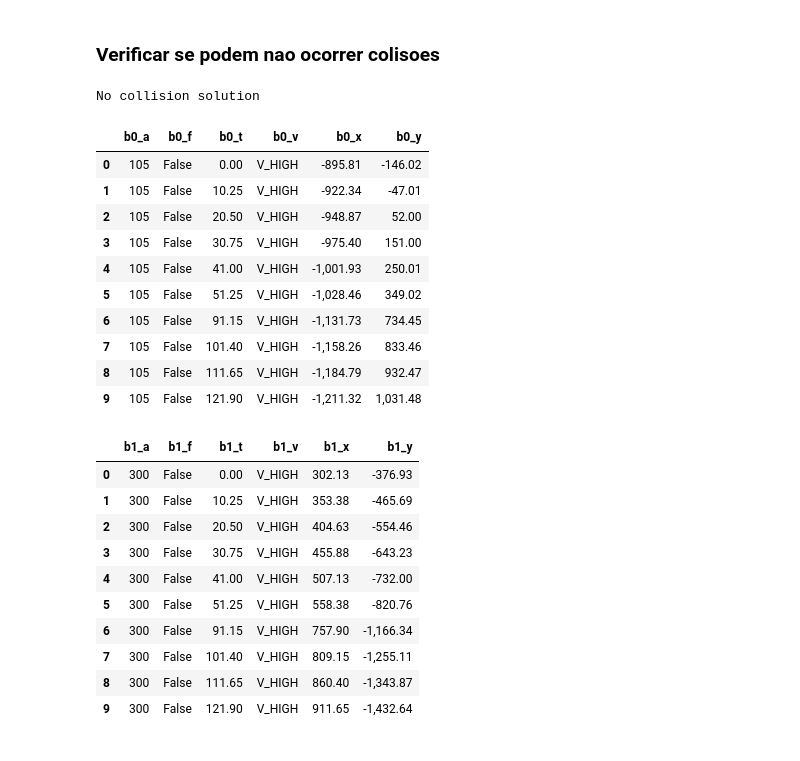
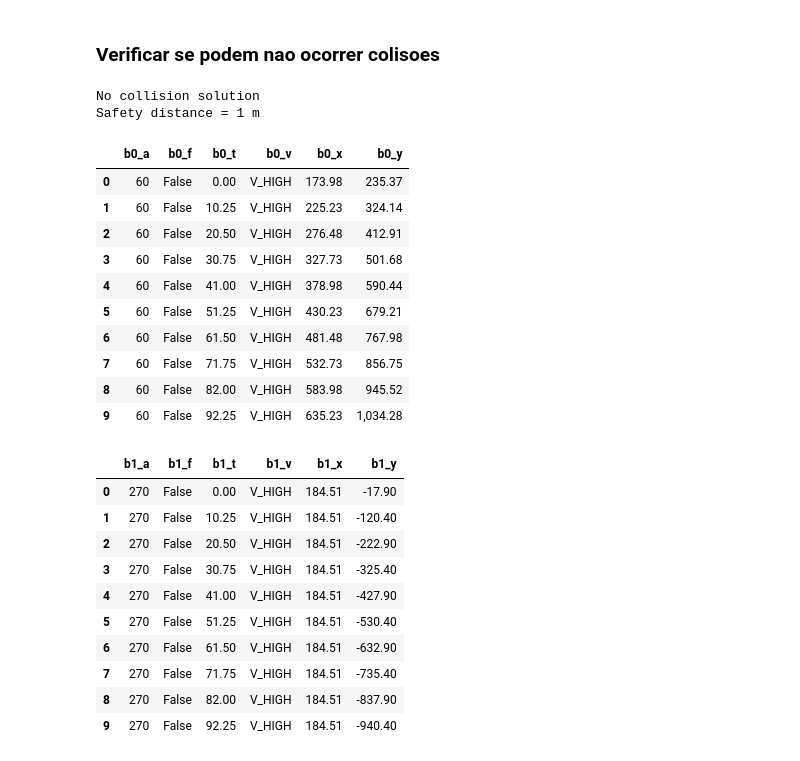
Before and after one commit to GilbertoCunha/Computational-Logic, a Jupyter notebook: Trabalho3/Boats.ipynb, the cells around one changed output. Saved outputs shown, nothing was run; the diff lists cells and outputs as text; code cells hidden in the pictures.

```diff
--- a/Trabalho3/Boats.ipynb
+++ b/Trabalho3/Boats.ipynb
@@ -37,6 +37,11 @@ vel_to_mode = lambda v: M_LOW if (v == V_LOW) else M_HIGH
 mode_to_vel = lambda m: V_LOW if (m == M_LOW) else V_HIGH
 # %%
 def model_to_dfs(m):
+    """
+    Esta função transforma um modelo z3 numa lista de DataFrames pandas.
+    Cada elemento desta lista é um DataFrame de um barco.
+    """
+
     m_ = {str(elem): m[elem] for elem in m}
     sortedkeys = sorted(m_, key=str.lower)
 
@@ -309,8 +364,11 @@ def gen_trace(declare, init, trans, k, fixed_step=False, fixed_dist=None):
         m = solver.model()
 
         for elem in m:
-            if str(elem) == "b0_d":
-                print(f"Safety distance = {m[elem]}\n")
+            if str(elem) == "d0":
+                print(f"Safety distance = {m[elem]} m\n")
+
+        if fixed_dist != None:
+            print(f"Safety distance = {fixed_dist} m\n")
 
         r = model_to_dfs(m)
         display_side_by_side(*r)
@@ -319,5 +377,5 @@ def gen_trace(declare, init, trans, k, fixed_step=False, fixed_dist=None):
 
     return r
 
-m = gen_trace(declare, init, trans, 10, True, SAFE_DIST)
+m = gen_trace(declare, init, trans, 10, False, SAFE_DIST)
 # %% [output]
@@ -382,6 +441,13 @@ def bmc_always(inv, K, fixed_dist=None):
         if solver.check() == sat:
             print("Counter Example:")
 
+            for elem in m:
+                if str(elem) == "d0":
+                    print(f"Safety distance = {m[elem]} m\n")
+
+            if fixed_dist != None:
+                print(f"Safety distance = {fixed_dist} m\n")
+
             m = solver.model()
             r = model_to_dfs(m)
             display_side_by_side(*r)
@@ -418,55 +478,59 @@ Counter Example:
 def bmc_always(k, fixed_dist=None):
     solver = Solver()
     trace = {i: declare(i, fixed_dist) for i in range(k)}
     solver.add(init(trace[0], get_random_values()))
 
     # Condicoes de transicao
     for i in range(k-1):
         solver.add(trans(trace[i], trace[i+1]))
 
     # Condicao de nao colisao
     for i in range(k):
         solver.add(no_collisions(trace[i]))
 
     if solver.check() == sat:
         m = solver.model()
 
         print("No collision solution")
 
         for elem in m:
-            if str(elem) == "b0_d":
-                print(f"Safety distance = {m[elem]}")
+            if str(elem) == "d0":
+                print(f"Safety distance = {m[elem]} m\n")
+
+        if fixed_dist != None:
+            print(f"Safety distance = {fixed_dist} m\n")
 
         r = model_to_dfs(m)
         display_side_by_side(*r)
     else:
         r = None
 
     return r
 
-m = bmc_always(10)
+m = bmc_always(10, SAFE_DIST)
 # %% [output]
 No collision solution
+Safety distance = 1 m
 |  | b0_a | b0_f | b0_t | b0_v | b0_x | b0_y |
-| 0 | 105 | False | 0.00 | V_HIGH | -895.81 | -146.02 |
-| 1 | 105 | False | 10.25 | V_HIGH | -922.34 | -47.01 |
-| 2 | 105 | False | 20.50 | V_HIGH | -948.87 | 52.00 |
-| 3 | 105 | False | 30.75 | V_HIGH | -975.40 | 151.00 |
-| 4 | 105 | False | 41.00 | V_HIGH | -1,001.93 | 250.01 |
-| 5 | 105 | False | 51.25 | V_HIGH | -1,028.46 | 349.02 |
-| 6 | 105 | False | 91.15 | V_HIGH | -1,131.73 | 734.45 |
-| 7 | 105 | False | 101.40 | V_HIGH | -1,158.26 | 833.46 |
-| 8 | 105 | False | 111.65 | V_HIGH | -1,184.79 | 932.47 |
-| 9 | 105 | False | 121.90 | V_HIGH | -1,211.32 | 1,031.48 |
+| 0 | 60 | False | 0.00 | V_HIGH | 173.98 | 235.37 |
+| 1 | 60 | False | 10.25 | V_HIGH | 225.23 | 324.14 |
+| 2 | 60 | False | 20.50 | V_HIGH | 276.48 | 412.91 |
+| 3 | 60 | False | 30.75 | V_HIGH | 327.73 | 501.68 |
+| 4 | 60 | False | 41.00 | V_HIGH | 378.98 | 590.44 |
+| 5 | 60 | False | 51.25 | V_HIGH | 430.23 | 679.21 |
+| 6 | 60 | False | 61.50 | V_HIGH | 481.48 | 767.98 |
+| 7 | 60 | False | 71.75 | V_HIGH | 532.73 | 856.75 |
+| 8 | 60 | False | 82.00 | V_HIGH | 583.98 | 945.52 |
+| 9 | 60 | False | 92.25 | V_HIGH | 635.23 | 1,034.28 |
 |  | b1_a | b1_f | b1_t | b1_v | b1_x | b1_y |
-| 0 | 300 | False | 0.00 | V_HIGH | 302.13 | -376.93 |
-| 1 | 300 | False | 10.25 | V_HIGH | 353.38 | -465.69 |
-| 2 | 300 | False | 20.50 | V_HIGH | 404.63 | -554.46 |
-| 3 | 300 | False | 30.75 | V_HIGH | 455.88 | -643.23 |
-| 4 | 300 | False | 41.00 | V_HIGH | 507.13 | -732.00 |
-| 5 | 300 | False | 51.25 | V_HIGH | 558.38 | -820.76 |
-| 6 | 300 | False | 91.15 | V_HIGH | 757.90 | -1,166.34 |
-| 7 | 300 | False | 101.40 | V_HIGH | 809.15 | -1,255.11 |
-| 8 | 300 | False | 111.65 | V_HIGH | 860.40 | -1,343.87 |
-| 9 | 300 | False | 121.90 | V_HIGH | 911.65 | -1,432.64 |
+| 0 | 270 | False | 0.00 | V_HIGH | 184.51 | -17.90 |
+| 1 | 270 | False | 10.25 | V_HIGH | 184.51 | -120.40 |
+| 2 | 270 | False | 20.50 | V_HIGH | 184.51 | -222.90 |
+| 3 | 270 | False | 30.75 | V_HIGH | 184.51 | -325.40 |
+| 4 | 270 | False | 41.00 | V_HIGH | 184.51 | -427.90 |
+| 5 | 270 | False | 51.25 | V_HIGH | 184.51 | -530.40 |
+| 6 | 270 | False | 61.50 | V_HIGH | 184.51 | -632.90 |
+| 7 | 270 | False | 71.75 | V_HIGH | 184.51 | -735.40 |
+| 8 | 270 | False | 82.00 | V_HIGH | 184.51 | -837.90 |
+| 9 | 270 | False | 92.25 | V_HIGH | 184.51 | -940.40 |
 |  | b2_a | b2_f | b2_t | b2_v | b2_x | b2_y |
```
Also changed, not shown: parts of 18 cells of this notebook, 1 other file.
